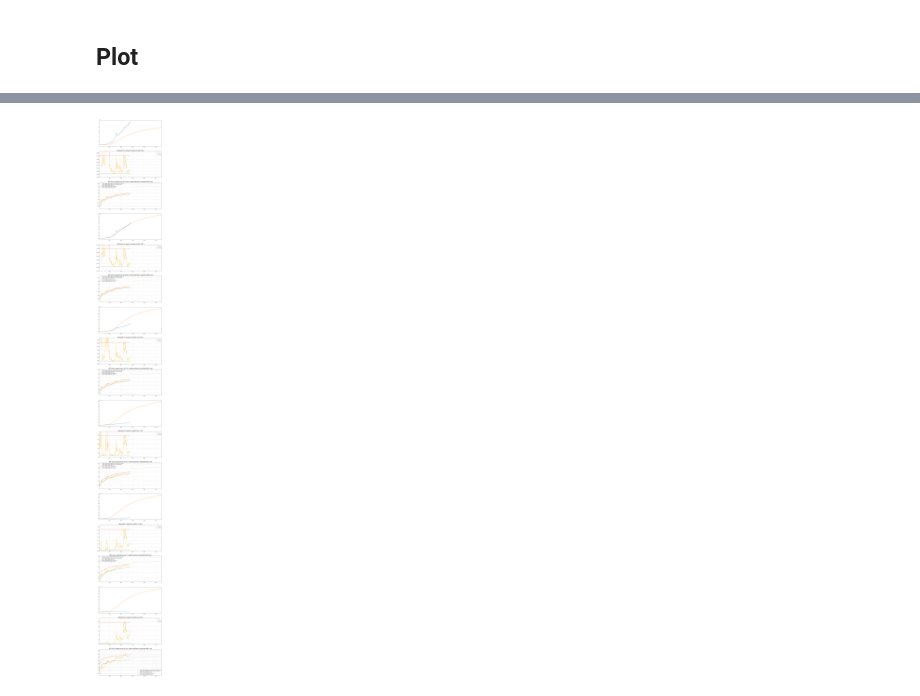
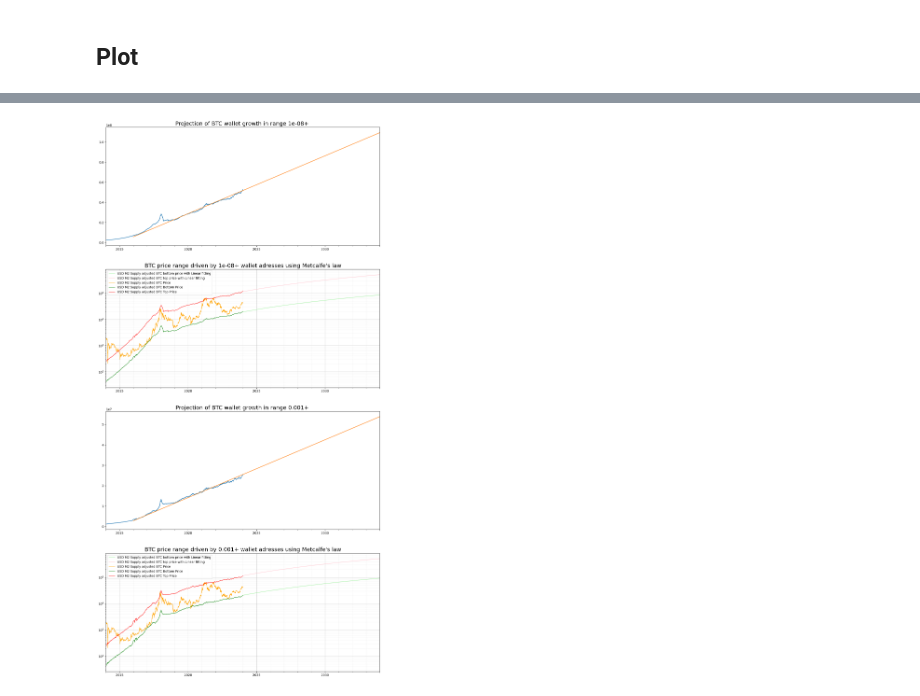
Before and after one commit to bekisz/chain-intelligence, a Jupyter notebook: metcalfe.ipynb, the cells around one changed output, grey strips where cells are left out. Cells and saved outputs as stored; diff of their text form; code cells hidden in the pictures.

```diff
--- a/metcalfe.ipynb
+++ b/metcalfe.ipynb
@@ -535,10 +541,10 @@ def unlimited_growth_func(y_previous,r):
 def logistic_growth_func(y_previous,r,M,m=1):
     return y_previous+y_previous*r*(1-(y_previous/M))**(1/m)
 
-for min_btc in min_btcs:
+for wallet_range in wallet_ranges:
     initial_wallets =  df.loc(axis=1)[(coin,wallet_range,'addressesCount')][min_date]
 
-    wallet_range = str(min_btc) + '+'
+    #wallet_range = str(min_btc) + '+'
     i = 0
     y_prev=initial_wallets
     for index, row in df.iterrows():
@@ -546,10 +552,10 @@ for min_btc in min_btcs:
         df.loc[index,(coin, wallet_range, 'addressesCount_logistic_guess_A')] =y
         y_prev=y
         i=i+1
-for min_btc in min_btcs:
+for wallet_range in wallet_ranges:
     initial_wallets =  df.loc(axis=1)[(coin,wallet_range,'addressesCount')][min_date]
 
-    wallet_range = str(min_btc) + '+'
+    #wallet_range = str(min_btc) + '+'
     i = 0
     y_prev=initial_wallets
     for index, row in df.iterrows():
@@ -557,10 +563,10 @@ for min_btc in min_btcs:
         df.loc[index,(coin, wallet_range, 'addressesCount_logistic_guess_B')] =y
         y_prev=y
         i=i+1
-for min_btc in min_btcs:
+for wallet_range in wallet_ranges:
     initial_wallets =  df.loc(axis=1)[(coin,wallet_range,'addressesCount')][min_date]
 
-    wallet_range = str(min_btc) + '+'
+    #wallet_range = str(min_btc) + '+'
     i = 0
     y_prev=initial_wallets
     for index, row in df.iterrows():
@@ -589,48 +595,39 @@ df
 # %%
 import matplotlib.pyplot as plt
-subplots = len(min_btcs)*3;
+subplots = len(wallet_ranges)*2;
 fig, axs = plt.subplots(subplots)
 fig.set_size_inches(16, 8*subplots)
 
 i=0
+#wallet_ranges = ['0.001']
 
-
-for min_btc in min_btcs:
-    wallet_range = str(min_btc)+'+'
-#    df[coin][str(min_btc)+'+']['addressesCount_linear_fit'][plot_start_date:].plot(ax=axs[0],label='Wallets over {} {} with linear curve fitting'.format(min_btc, coin) )
-#    df[coin][str(min_btc)+'+']['addressesCount_linear_guess'].plot(ax=axs[0],label='Wallets over {} {} with linear guess'.format(min_btc, coin) )
-    df[coin][str(min_btc)+'+']['addressesCount'][plot_start_date:today].plot(ax=axs[i],label='Wallets over {} {}'.format(min_btc, coin) )
+for wallet_range in wallet_ranges:
+    min_btc = wallet_range[:-1]
+    axs[i].set_title("Projection of {} wallet growth in range {} ".format(coin, wallet_range), fontsize=18)
+    df[coin][str(min_btc)+'+']['addressesCount'][plot_start_date_extrapolation:today].plot(ax=axs[i],label='Wallets over {} {}'.format(min_btc, coin) )
+    df[coin][str(min_btc)+'+']['addressesCount_linear_fit'][linear_fitting_start_date:].plot(ax=axs[i],label='Wallets over {} {} with linear curve fitting'.format(min_btc, coin) )
+#    df[coin][str(min_btc)+'+']['addressesCount_linear_guess'][plot_start_date:].plot(ax=axs[0],label='Wallets over {} {} with linear guess'.format(min_btc, coin) )
 #    df[coin][str(min_btc)+'+']['addressesCount_logistic_guess_A'][plot_start_date:].plot(ax=axs[i],label='Wallets over {} {} with logistic growth A'.format(min_btc, coin) )
 #    df[coin][str(min_btc)+'+']['addressesCount_logistic_guess_B'][plot_start_date:].plot(ax=axs[i],label='Wallets over {} {} with logistic growth B'.format(min_btc, coin) )
-    df[coin][str(min_btc)+'+']['addressesCount_logistic_guess_C'][plot_start_date:].plot(ax=axs[i],label='Wallets over {} {} with logistic growth C'.format(min_btc, coin) )
+#    df[coin][str(min_btc)+'+']['addressesCount_logistic_guess_C'][plot_start_date:].plot(ax=axs[i],label='Wallets over {} {} with logistic growth C'.format(min_btc, coin) )
 
 
 
-    axs[i+1].set_title("Metcalfe's k range for wallets {} {}".format(wallet_range, coin), fontsize=18)
-    df[coin][wallet_range]['a_sma7d'][plot_start_date:].plot(ax=axs[i+1],color='orange',label='a'.format(wallet_range, coin), linestyle='dashed')
-    (df[coin][wallet_range]['a_min'][plot_start_date:]*btc_max_supply).plot(ax=axs[i+1],color='green',label='a_min', linestyle='dashed')
-    (df[coin][wallet_range]['a_max'][plot_start_date:]*btc_max_supply).plot(ax=axs[i+1],color='red',label='a_max', linestyle='dashed')
+    axs[i+1].set_title("{} price range driven by {} wallet adresses using Metcalfe's law".format(coin, wallet_range), fontsize=18)
+
+    m2_adj_='m2_adj_'
+    #m2_adj_=''
+    #wallet_range
+    df[coin][wallet_range][m2_adj_ + 'min_price_linear_fit'][today:].plot(ax=axs[i+1], linewidth=1, color='lightgreen',label='USD M2 Supply adjusted {} bottom price with Linear fitting'.format(coin))
+    df[coin][wallet_range][m2_adj_ + 'max_price_linear_fit'][today:].plot(ax=axs[i+1], linewidth=1, color='pink',label='USD M2 Supply adjusted {} top price with Linear fitting'.format(coin))
+
+    df[coin][adj_usd_key]['price'][plot_start_date_extrapolation:].plot(ax=axs[i+1], linewidth=1, color='orange',label='USD M2 Supply adjusted {} Price '.format(coin))
+    df[coin][wallet_range]['price_min_' + adj_usd_key][plot_start_date_extrapolation:].plot(ax=axs[i+1], linewidth=1,color='green',label='USD M2 Supply adjusted {} Bottom Price'.format(coin))
+    df[coin][wallet_range]['price_max_' + adj_usd_key][plot_start_date_extrapolation:].plot(ax=axs[i+1], linewidth=1,color='red',label='USD M2 Supply adjusted {} Top Price'.format(coin))
+    axs[i+1].set_yscale('log')
     axs[i+1].legend(loc='best')
-    axs[i+1].set_ylim([0,df[coin][wallet_range]['a_max'][plot_start_date:today].max()*1.2*btc_max_supply])
-
     axs[i+1].grid(which='major', alpha=0.6)
     axs[i+1].grid(which='minor', alpha=0.15)
-    axs[i+2].set_title("{} price range driven by {} wallet adresses using Metcalfe's law".format(coin, wallet_range), fontsize=18)
-
-    #m2_adj_='m2_adj_'
-    m2_adj_=''
-    wallet_range
-    df[coin][wallet_range][m2_adj_ + 'bottom_price_linear_fit'][today:].plot(ax=axs[i+2], linewidth=1, color='lightgreen',label='USD M2 Supply adjusted {} bottom price with Linear fitting'.format(coin))
-    df[coin][wallet_range][m2_adj_ + 'top_price_linear_fit'][today:].plot(ax=axs[i+2], linewidth=1, color='pink',label='USD M2 Supply adjusted {} top price with Linear fitting'.format(coin))
-
-    df[coin]['all'][m2_adj_ + 'price'][plot_start_date:].plot(ax=axs[i+2], linewidth=1, color='orange',label='USD M2 Supply adjusted {} Price '.format(coin))
-
-    df[coin][wallet_range][m2_adj_ + 'bottom_price'][plot_start_date:].plot(ax=axs[i+2], linewidth=1,color='green',label='USD M2 Supply adjusted {} Bottom Price'.format(coin))
-    df[coin][wallet_range][m2_adj_ + 'top_price'][plot_start_date:].plot(ax=axs[i+2], linewidth=1,color='red',label='USD M2 Supply adjusted {} Top Price'.format(coin))
-    axs[i+2].set_yscale('log')
-    axs[i+2].legend(loc='best')
-    axs[i+2].grid(which='major', alpha=0.6)
-    axs[i+2].grid(which='minor', alpha=0.15)
-    i=i+3
+    i=i+2
 # %% [output]
-[figure, old version]
+[figure, new version]
```
Also changed, not shown: parts of 16 cells of this notebook.
